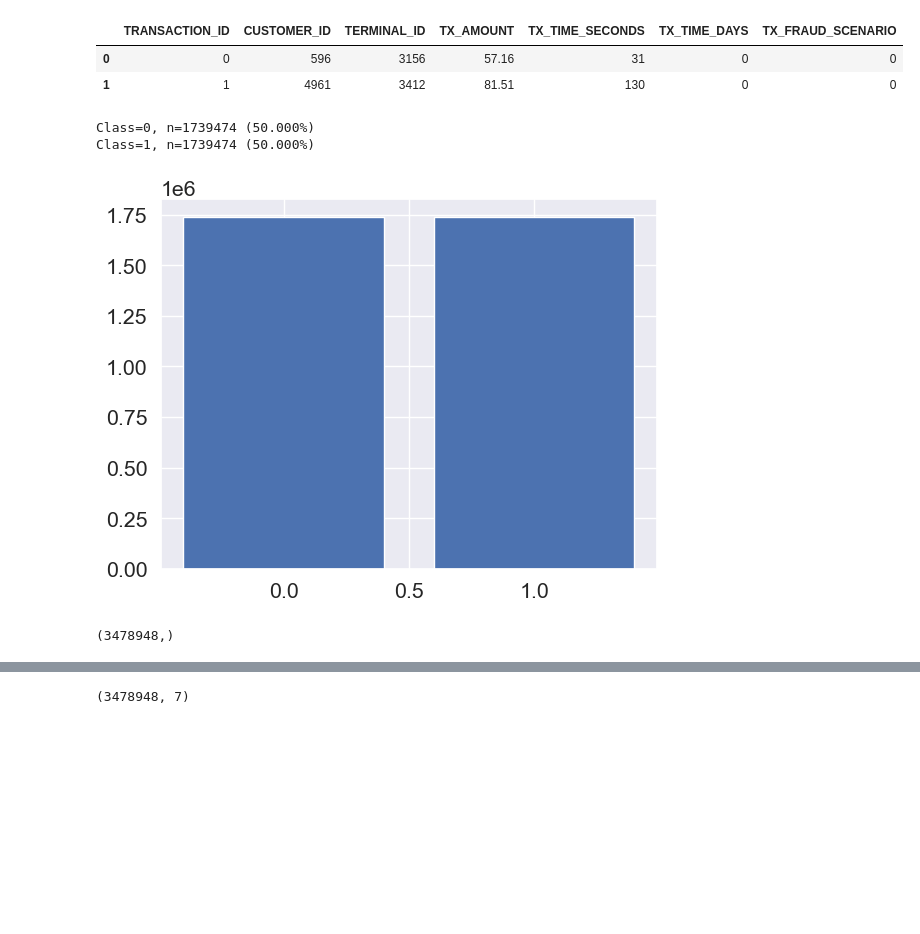
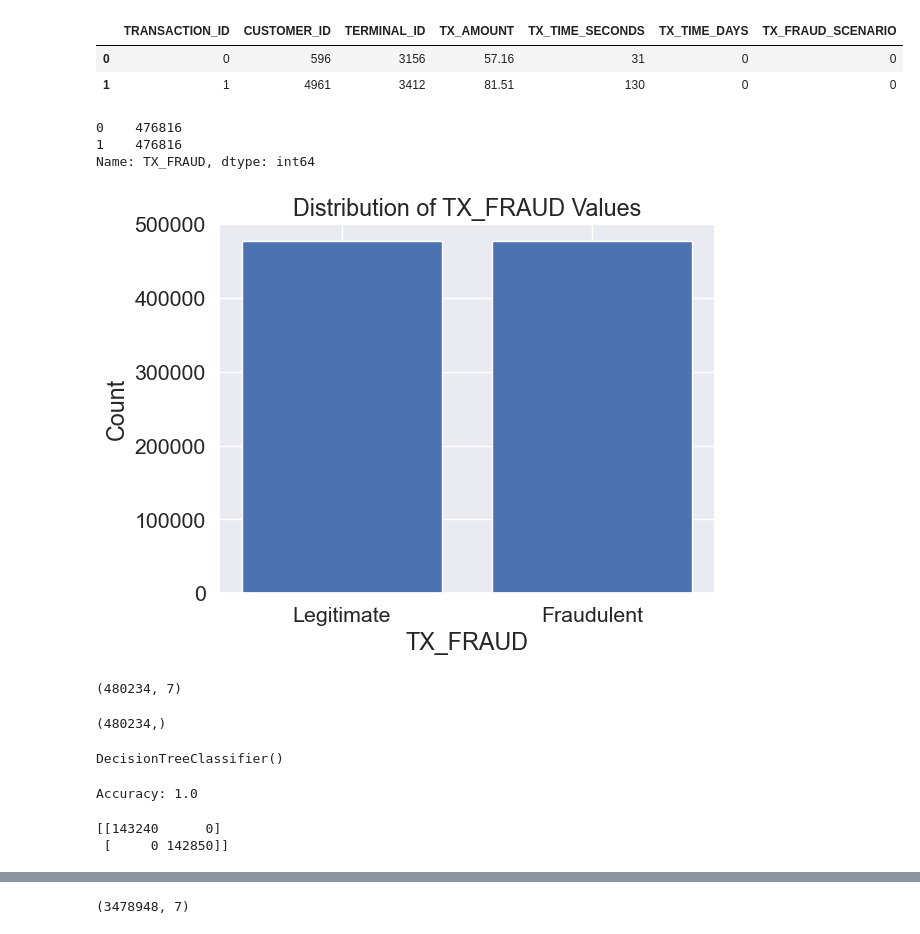
Before and after one commit to Khalidwebmail/synthesis-dataset, a Jupyter notebook: Untitled.ipynb, the cells around one changed output, grey strips where cells are left out. Drawn from its saved outputs; the diff is of its cells as text; code cells hidden in the pictures; blank space fills up the shorter version.

Commit message:
correction on smote and use DT algorithm

```diff
--- a/Untitled.ipynb
+++ b/Untitled.ipynb
@@ -521,19 +519,36 @@ from matplotlib import pyplot
 # %%
-oversample = SMOTE()
-X_ovr, Y_ovr = oversample.fit_resample(X,Y)
-# summarize distribution
-counter = Counter(Y_ovr)
-for k,v in counter.items():
-    per = v / len(Y_ovr) * 100
-    print('Class=%d, n=%d (%.3f%%)' % (k, v, per))
-# plot the distribution
-pyplot.bar(counter.keys(), counter.values())
-pyplot.show()
+# Apply SMOTE to balance the dataset
+smote = SMOTE(sampling_strategy='auto', random_state=0)
+X_resampled, y_resampled = smote.fit_resample(X, Y)
+
+# Combine features and labels back into a DataFrame
+feature_names = X.columns.tolist()
+balanced_transactions_df = pd.DataFrame(X_resampled, columns=feature_names)
+balanced_transactions_df['TX_FRAUD'] = y_resampled
-# %% [output]
-Class=0, n=1739474 (50.000%)
-Class=1, n=1739474 (50.000%)
-[figure, removed]
-# %%
-Y_ovr.shape
-# %% [output]
-(3478948,)
+# %%
+fraud_counts = balanced_transactions_df["TX_FRAUD"].value_counts()
+print(fraud_counts)
+# %% [output]
+0    476816
+1    476816
+Name: TX_FRAUD, dtype: int64
+# %%
+import matplotlib.pyplot as plt
+
+# Showing numbers of frauds and legi
+plt.bar(fraud_counts.index, fraud_counts.values)
+plt.xlabel('TX_FRAUD')
+plt.ylabel('Count')
+plt.title('Distribution of TX_FRAUD Values')
+plt.xticks(fraud_counts.index, ['Legitimate', 'Fraudulent'])
+plt.show()
+# %% [output]
+[figure, added]
+# %%
+X.shape
+# %% [output]
+(480234, 7)
+# %%
+Y.shape
+# %% [output]
+(480234,)
@@ -539,0 +562,4 @@ Y_ovr.shape
+# %%
+clf.fit(X_train, y_train)
+# %% [output]
+DecisionTreeClassifier()
@@ -539,0 +568,5 @@ Y_ovr.shape
+# %%
+accuracy = accuracy_score(y_test, y_pred)
+print("Accuracy:", accuracy)
+# %% [output]
+Accuracy: 1.0
@@ -539,0 +575,5 @@ Y_ovr.shape
+# %%
+print(confusion_matrix(y_test, y_pred))
+# %% [output]
+[[143240      0]
+ [     0 142850]]
```
Also changed, not shown: parts of 39 cells of this notebook, 3 other files.
